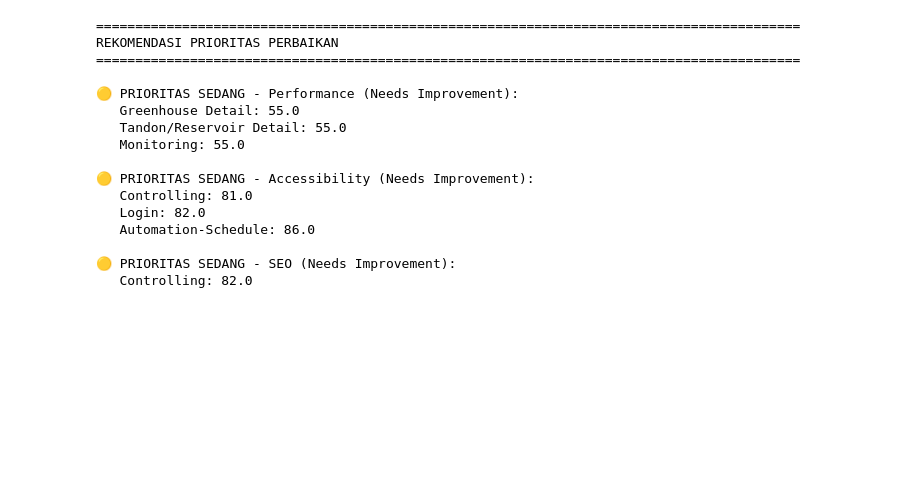
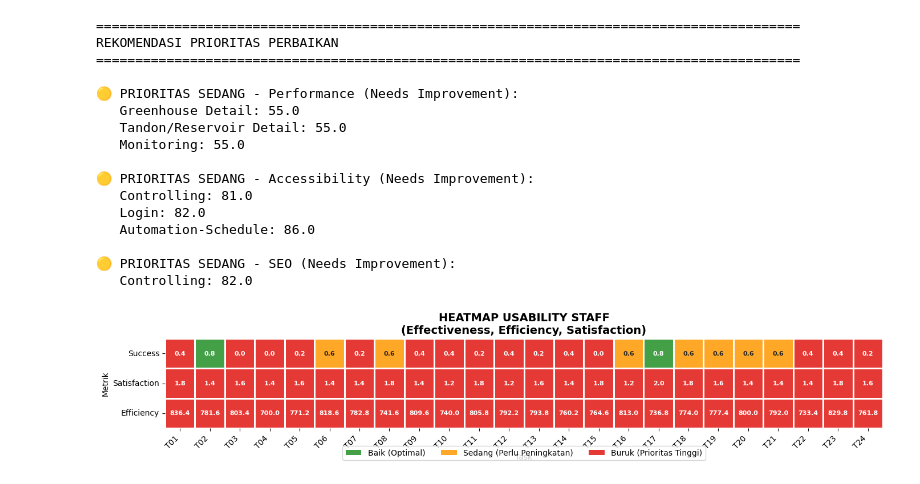
Before and after one commit to muhamyusuf/Tugas-Akhir-Muhammad-Yusuf, a Jupyter notebook: Data/Python Hitung/data.ipynb, the cells around one changed output. Saved outputs shown, nothing was run; the diff lists cells and outputs as text; code cells hidden in the pictures; blank space fills up the shorter version.

Commit message:
progress hari ini struktur sudah oke tinggal ambil data dan finalisasi singkronkan lagi

```diff
--- a/Data/Python Hitung/data.ipynb
+++ b/Data/Python Hitung/data.ipynb
@@ -742,3 +742,98 @@ REKOMENDASI PRIORITAS PERBAIKAN
 
 🟡 PRIORITAS SEDANG - SEO (Needs Improvement):
    Controlling: 82.0
+# %%
+import numpy as np
+import pandas as pd
+import matplotlib.pyplot as plt
+import seaborn as sns
+from matplotlib.patches import Patch
+from matplotlib.colors import ListedColormap, BoundaryNorm
+
+# Simulasi mock data: 5 pengguna Staff, 24 task
+users = [f"Staff-{i+1}" for i in range(5)]
+tasks = [f"T{i+1:02d}" for i in range(24)]
+data = []
+
+for user in users:
+    for task in tasks:
+        data.append({
+            "User": user,
+            "Task": task,
+            "Success": np.random.choice([0,1], p=[0.7,0.3]),
+            "Satisfaction": np.random.randint(1,3),
+            "Efficiency": np.random.randint(650,900)
+        })
+
+df = pd.DataFrame(data)
+
+# Hitung rata-rata
+summary = df.groupby("Task")[["Success","Satisfaction","Efficiency"]].mean().round(2)
+
+# Fungsi kategori berdasarkan ISO 9241-11
+def label_effect(val): return "Baik" if val>=0.8 else "Sedang" if val>=0.6 else "Buruk"
+def label_satis(val): return "Baik" if val>=4 else "Sedang" if val>=3 else "Buruk"
+def label_eff(val): return "Baik" if val<=300 else "Sedang" if val<=600 else "Buruk"
+
+# Buat DataFrame label sesuai nama summary
+label_df = pd.DataFrame({
+    "Success": summary["Success"].apply(label_effect),
+    "Satisfaction": summary["Satisfaction"].apply(label_satis),
+    "Efficiency": summary["Efficiency"].apply(label_eff)
+})
+
+# Nilai anotasi
+annot_df = summary.astype(str)
+
+# Mapping warna
+color_map = {"Buruk":0,"Sedang":1,"Baik":2}
+color_df = label_df.replace(color_map)
+
+# Warna dan kategori
+colors = ['#e53935','#ffa726','#43a047']
+cmap = ListedColormap(colors)
+bounds = [-0.5,0.5,1.5,2.5]
+norm = BoundaryNorm(bounds,cmap.N)
+
+# Plot heatmap
+plt.figure(figsize=(14,6))
+sns.heatmap(color_df.T,
+            annot=annot_df.T,
+            cmap=cmap,
+            norm=norm,
+            fmt="",
+            linewidths=.8,
+            linecolor="white",
+            cbar=False,
+            square=True,
+            annot_kws={"fontsize":8,"fontweight":"bold"})
+
+plt.title("HEATMAP USABILITY STAFF\n(Effectiveness, Efficiency, Satisfaction)", fontsize=14, fontweight='bold')
+plt.xlabel("Task")
+plt.ylabel("Metrik")
+plt.xticks(rotation=45, ha='right')
+plt.yticks(rotation=0)
+
+legend_items = [
+    Patch(facecolor='#43a047',label='Baik (Optimal)'),
+    Patch(facecolor='#ffa726',label='Sedang (Perlu Peningkatan)'),
+    Patch(facecolor='#e53935',label='Buruk (Prioritas Tinggi)')
+]
+plt.legend(handles=legend_items,
+           loc='upper center',
+           bbox_to_anchor=(0.5,-0.15),
+           ncol=3)
+
+plt.tight_layout()
+plt.show()
+
+# Ringkasan statistik
+print("\nRINGKASAN RATA-RATA PER METRIK:\n")
+print(summary.describe().round(2))
+
+# Simpan hasil
+summary.to_csv("usability_rata_rata_staff.csv")
+label_df.to_csv("usability_kategori_label_staff.csv")
+print("\n✔️ File disimpan: usability_rata_rata_staff.csv dan usability_kategori_label_staff.csv")
+# %% [output]
+[figure, added]
```
Also changed, not shown: parts of 4 cells of this notebook, 14 other files.
